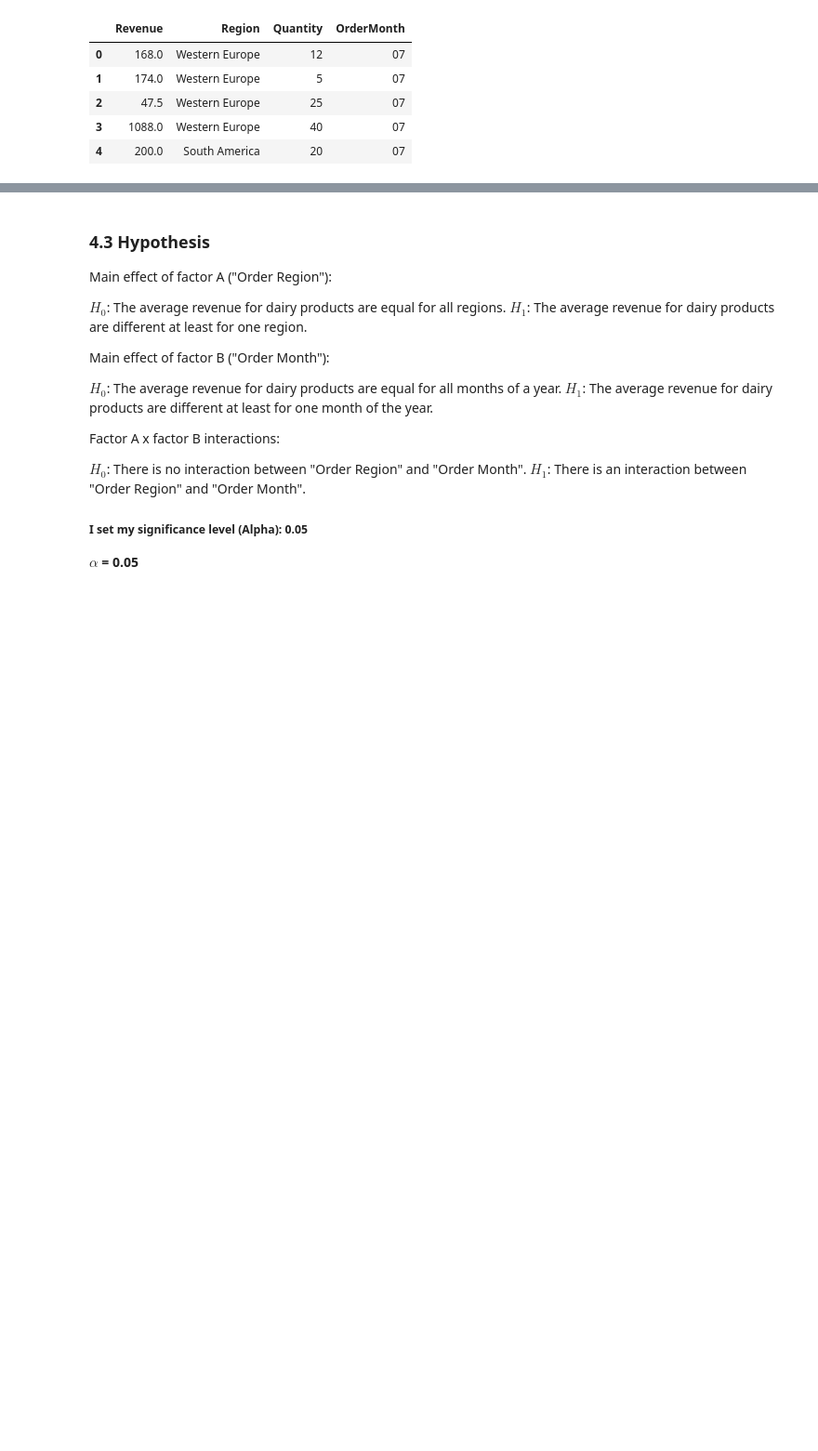
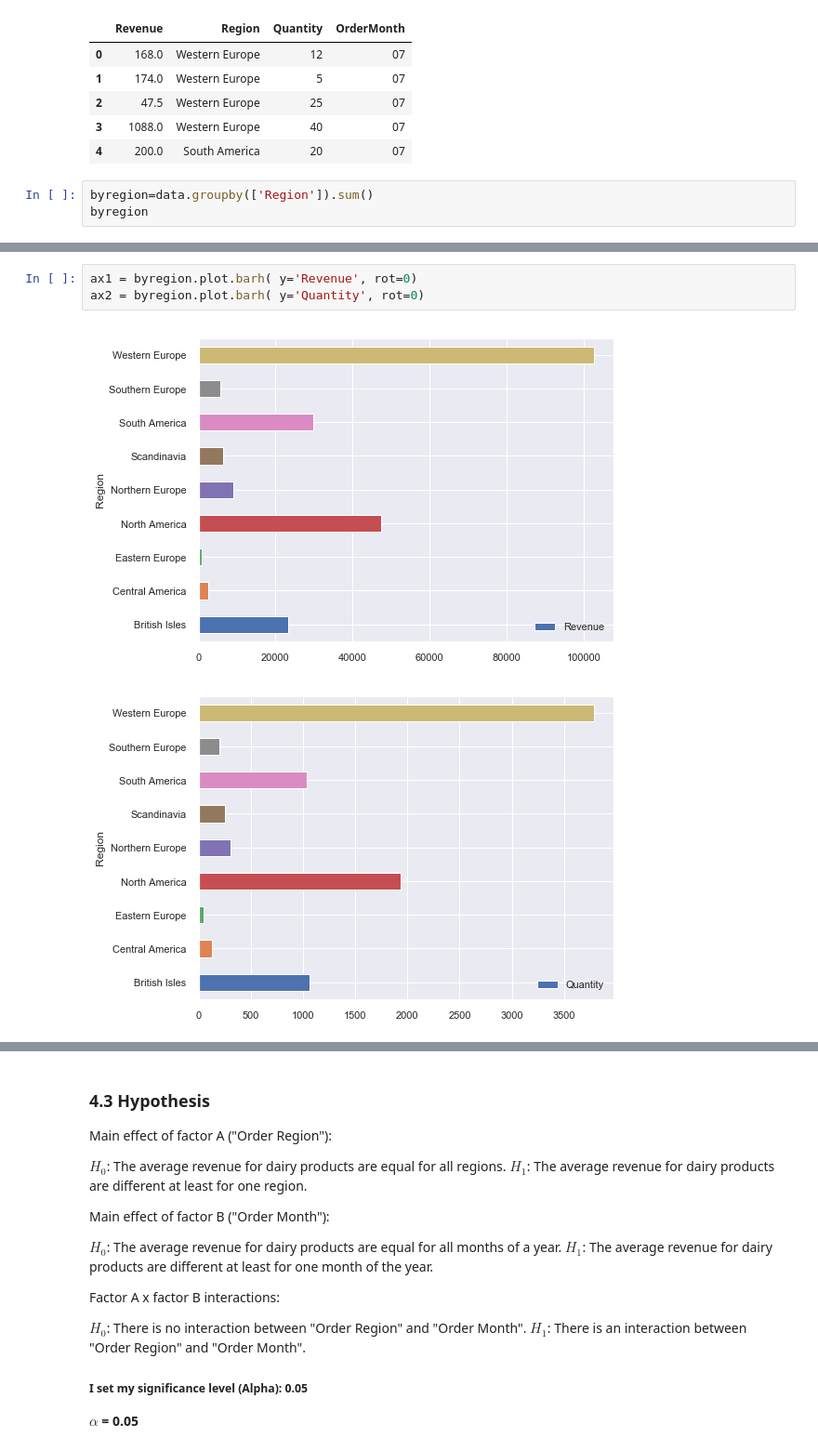
Before and after one commit to fcamuz/bussines-analysis-with-statistical-testing, a Jupyter notebook: Project 2- Northwind Database.ipynb, the cells around one changed output, grey strips where cells are left out. Shown: that part at 93% size. Saved outputs shown, nothing was run; the diff lists cells and outputs as text; blank space fills up the shorter version.

```diff
--- a/Project 2- Northwind Database.ipynb
+++ b/Project 2- Northwind Database.ipynb
@@ -986,3 +998,6 @@ data.head()
 | 2 | 47.5 | Western Europe | 25 | 07 |
 | 3 | 1088.0 | Western Europe | 40 | 07 |
 | 4 | 200.0 | South America | 20 | 07 |
+# %%
+byregion=data.groupby(['Region']).sum()
+byregion
@@ -988,0 +1037,6 @@ data.head()
+# %%
+ax1 = byregion.plot.barh( y='Revenue', rot=0)
+ax2 = byregion.plot.barh( y='Quantity', rot=0)
+# %% [output]
+[figure, added]
+[figure, added]
```
Also changed, not shown: parts of 15 cells of this notebook.
